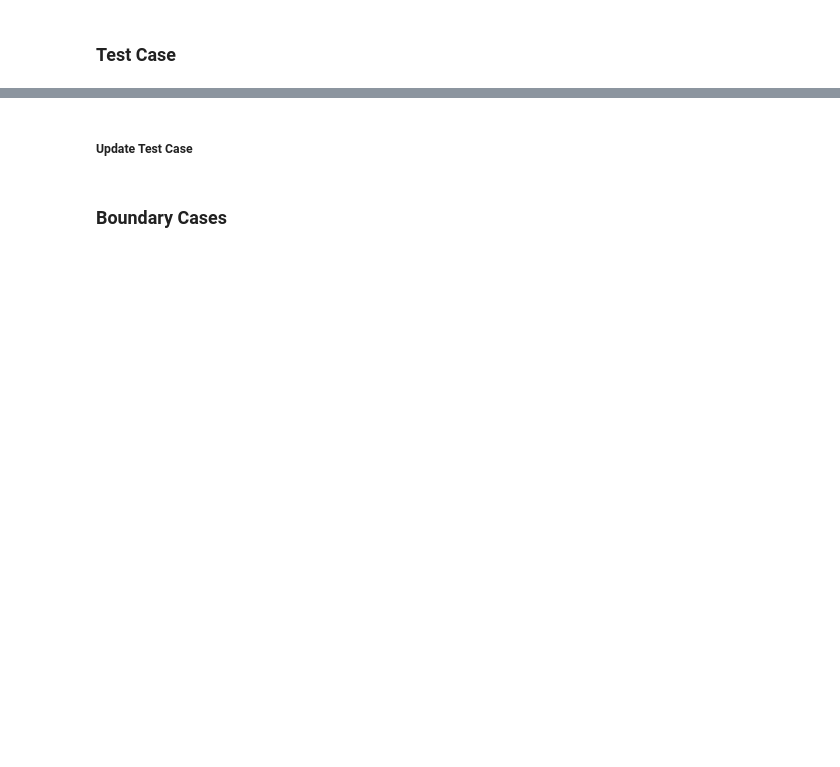
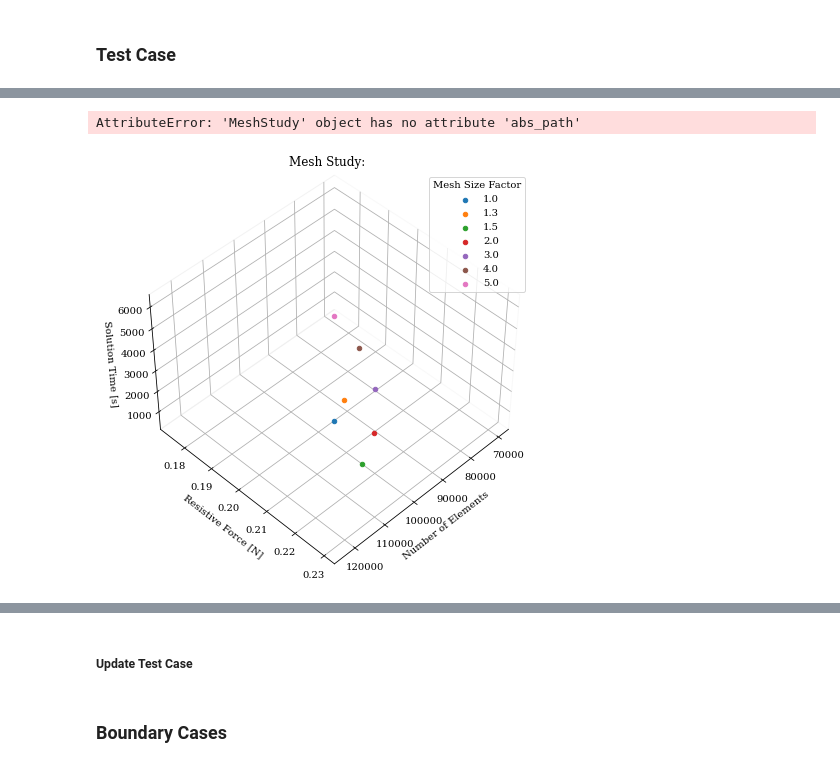
Before and after one commit to gmclove/pymooCFD, a Jupyter notebook: optPostProc.ipynb, the cells around one changed output, grey strips where cells are left out. Drawn from its saved outputs; the diff is of its cells as text; code cells hidden in the pictures; blank space fills up the shorter version.

```diff
--- a/optPostProc.ipynb
+++ b/optPostProc.ipynb
@@ -113,2 +90,7 @@ var_plot, obj_plot = opt_run.plotGen()
+# %%
+opt_run = study.opt_runs['default_run']
+# opt_run = study.opt_runs['test_run']
+# opt_run = study.opt_runs['run05']
+# opt_run = study.opt_runs['run02']
 # %% [markdown]
 ### Check Out Data Generated
@@ -259,0 +304,8 @@ No Mesh Study Cases for Test Case
+# %%
+opt_run.test_case.mesh_study.base_case.abs_path = '/media/ydubief/M2CE-14TB-1/gitrepo/pymooCFD/optStudy-OscillCylinder_SLURM/default_run/test_case/'
+opt_run.test_case.mesh_study.folder = '/media/ydubief/M2CE-14TB-1/gitrepo/pymooCFD/optStudy-OscillCylinder_SLURM/default_run/test_case/mesh_study'
+# %%
+ms_plots = opt_run.test_case.mesh_study.plot()
+# %% [output]
+AttributeError: 'MeshStudy' object has no attribute 'abs_path'
+[figure, added]
```
Also changed, not shown: parts of 133 cells of this notebook.
